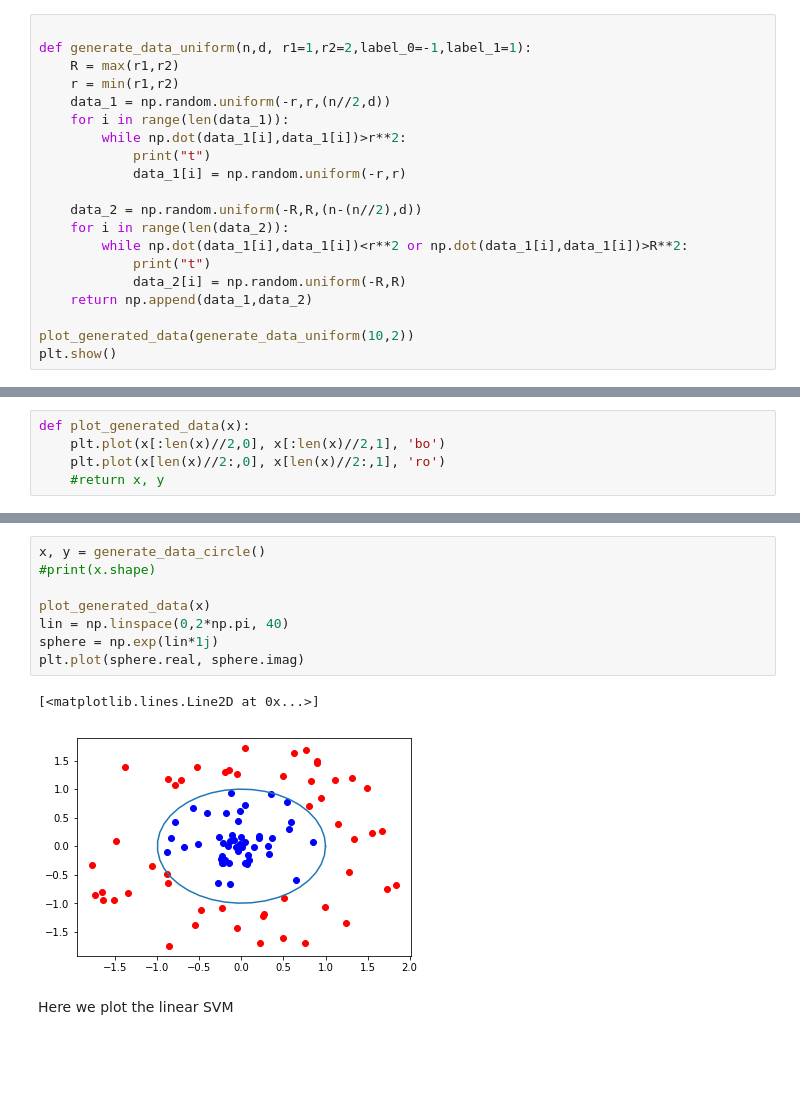
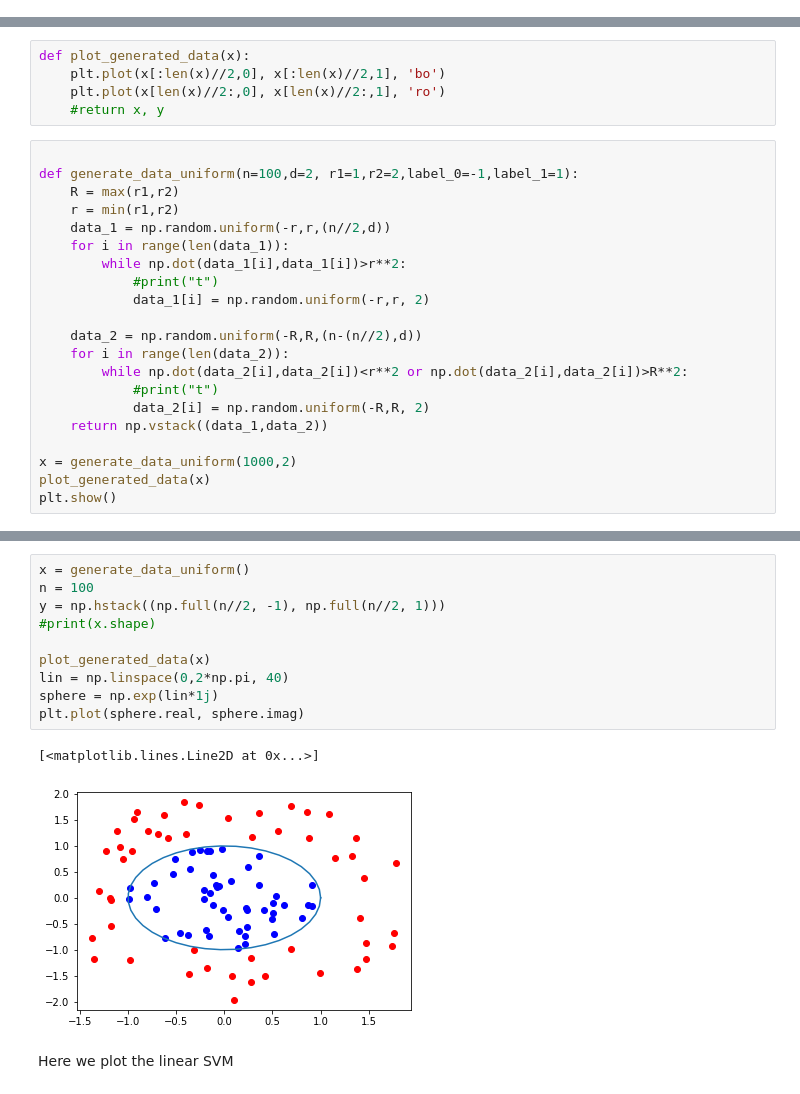
Before and after one commit to EspenXylander/mllab_group6, a Jupyter notebook: sheet2_group6.ipynb, the cells around one changed output, grey strips where cells are left out. Saved outputs shown, nothing was run; the diff lists cells and outputs as text; blank space fills up the shorter version.

```diff
--- a/sheet2_group6.ipynb
+++ b/sheet2_group6.ipynb
@@ -286,23 +286,3 @@ def generate_data_circle(n = 100, radius_1 = 1, radius_2 = 2, lable_1 = -1, labl
     x = np.hstack((x.real.reshape(100, 1), x.imag.reshape(100, 1)))
 
     return x, y
-# %%
-
-def generate_data_uniform(n,d, r1=1,r2=2,label_0=-1,label_1=1):
-    R = max(r1,r2)
-    r = min(r1,r2)
-    data_1 = np.random.uniform(-r,r,(n//2,d))
-    for i in range(len(data_1)):
-        while np.dot(data_1[i],data_1[i])>r**2:
-            print("t")
-            data_1[i] = np.random.uniform(-r,r)
-
-    data_2 = np.random.uniform(-R,R,(n-(n//2),d))
-    for i in range(len(data_2)):
-        while np.dot(data_1[i],data_1[i])<r**2 or np.dot(data_1[i],data_1[i])>R**2:
-            print("t")
-            data_2[i] = np.random.uniform(-R,R)
-    return np.append(data_1,data_2)
-
-plot_generated_data(generate_data_uniform(10,2))
-plt.show()
@@ -330,3 +291,24 @@ def plot_generated_data(x):
     plt.plot(x[:len(x)//2,0], x[:len(x)//2,1], 'bo')
     plt.plot(x[len(x)//2:,0], x[len(x)//2:,1], 'ro')
     #return x, y
+# %%
+
+def generate_data_uniform(n=100,d=2, r1=1,r2=2,label_0=-1,label_1=1):
+    R = max(r1,r2)
+    r = min(r1,r2)
+    data_1 = np.random.uniform(-r,r,(n//2,d))
+    for i in range(len(data_1)):
+        while np.dot(data_1[i],data_1[i])>r**2:
+            #print("t")
+            data_1[i] = np.random.uniform(-r,r, 2)
+
+    data_2 = np.random.uniform(-R,R,(n-(n//2),d))
+    for i in range(len(data_2)):
+        while np.dot(data_2[i],data_2[i])<r**2 or np.dot(data_2[i],data_2[i])>R**2:
+            #print("t")
+            data_2[i] = np.random.uniform(-R,R, 2)
+    return np.vstack((data_1,data_2))
+
+x = generate_data_uniform(1000,2)
+plot_generated_data(x)
+plt.show()
@@ -333,14 +317,16 @@ def plot_generated_data(x):
 # %%
-x, y = generate_data_circle()
+x = generate_data_uniform()
+n = 100
+y = np.hstack((np.full(n//2, -1), np.full(n//2, 1)))
 #print(x.shape)
 
 plot_generated_data(x)
 lin = np.linspace(0,2*np.pi, 40)
 sphere = np.exp(lin*1j)
 plt.plot(sphere.real, sphere.imag)
 # %% [output]
 [<matplotlib.lines.Line2D at 0x...>]
-[figure, old version]
+[figure, new version]
 # %% [markdown]
 Here we  plot the linear SVM
 # %%
```
Also changed, not shown: parts of 8 cells of this notebook.
